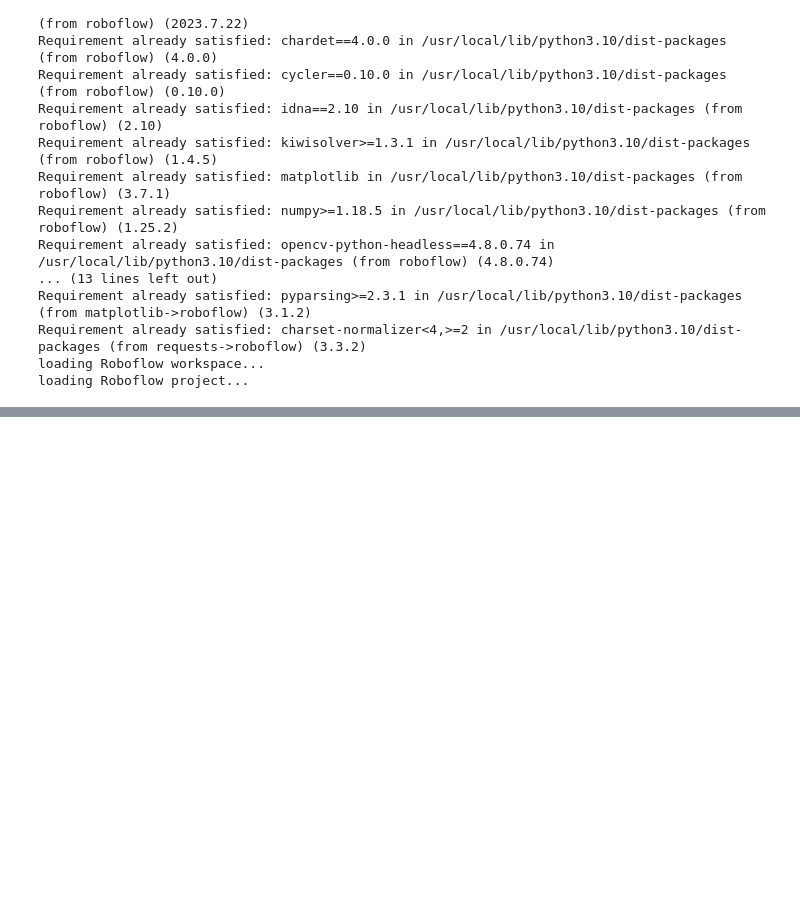
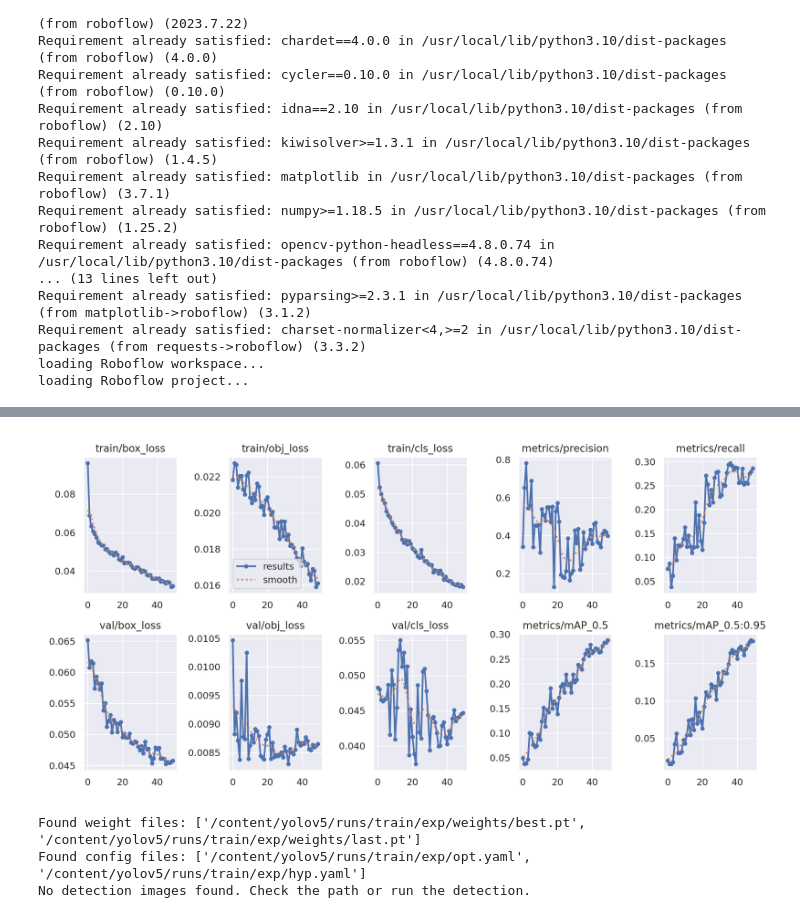
Before and after one commit to sulimanbadour1/3d_Printing_code_phd, a Jupyter notebook: YOLOv5_Object_Detection_Suliman_march.ipynb, the cells around one changed output, grey strips where cells are left out. Drawn from its saved outputs; the diff is of its cells as text; code cells hidden in the pictures; blank space fills up the shorter version.

```diff
--- a/YOLOv5_Object_Detection_Suliman_march.ipynb
+++ b/YOLOv5_Object_Detection_Suliman_march.ipynb
@@ -119,0 +122,72 @@ Results saved to runs/detect/exp
+# %%
+# Step 1: Import necessary libraries
+import glob
+import matplotlib.pyplot as plt
+from IPython.display import display
+import PIL.Image
+import os
+
+# Step 2: Define utility functions
+
+# Function to display multiple images in one figure
+def display_images(images, cols=1, titles=None):
+    assert((titles is None) or (len(images) == len(titles)))
+    n_images = len(images)
+    if titles is None: titles = ['Image (%d)' % i for i in range(1, n_images + 1)]
+    fig = plt.figure()
+    for n, (image, title) in enumerate(zip(images, titles)):
+        a = fig.add_subplot(cols, int(n_images/cols) + 1, n + 1)
+        if image.ndim == 2: plt.gray()
+        plt.imshow(image)
+        a.set_title(title)
+    fig.set_size_inches(np.array(fig.get_size_inches()) * n_images)
+    plt.show()
+
+# Function to load an image
+def load_image(path):
+    return PIL.Image.open(path)
+
+# Step 3: Load the training results (charts)
+
+# Plot the training results chart
+training_results_path = '/content/yolov5/runs/train/exp/results.png'  # Adjust this path if necessary
+if os.path.exists(training_results_path):
+    display(load_image(training_results_path))
+else:
+    print('Training results not found at', training_results_path)
+
+# Step 4: Check the model's weights and config files
+
+# Check the saved weights
+weights_files = glob.glob('/content/yolov5/runs/train/exp/weights/*.pt')
+if weights_files:
+    print('Found weight files:', weights_files)
+else:
+    print('No weights files found.')
+
+# Check the configuration file
+config_files = glob.glob('/content/yolov5/runs/train/exp/*.yaml')
+if config_files:
+    print('Found config files:', config_files)
+else:
+    print('No config files found.')
+
+# Step 5: Display a few prediction results on validation/test images
+
+# Get a list of images in the detection result folder
+result_images = glob.glob('/content/yolov5/runs/detect/exp*/crops/*/*.jpg')
+
+# Check if the result_images list is not empty
+if result_images:
+    # Load images (up to a maximum number)
+    max_images_to_display = 5
+    images_to_display = [load_image(img) for img in result_images[:max_images_to_display]]
+    # Display the images
+    display_images(images_to_display, cols=3)
+else:
+    print("No detection images found. Check the path or run the detection.")
+# %% [output]
+[figure, added]
+Found weight files: ['/content/yolov5/runs/train/exp/weights/best.pt', '/content/yolov5/runs/train/exp/weights/last.pt']
+Found config files: ['/content/yolov5/runs/train/exp/opt.yaml', '/content/yolov5/runs/train/exp/hyp.yaml']
+No detection images found. Check the path or run the detection.
```
Also changed, not shown: parts of 14 cells of this notebook.
